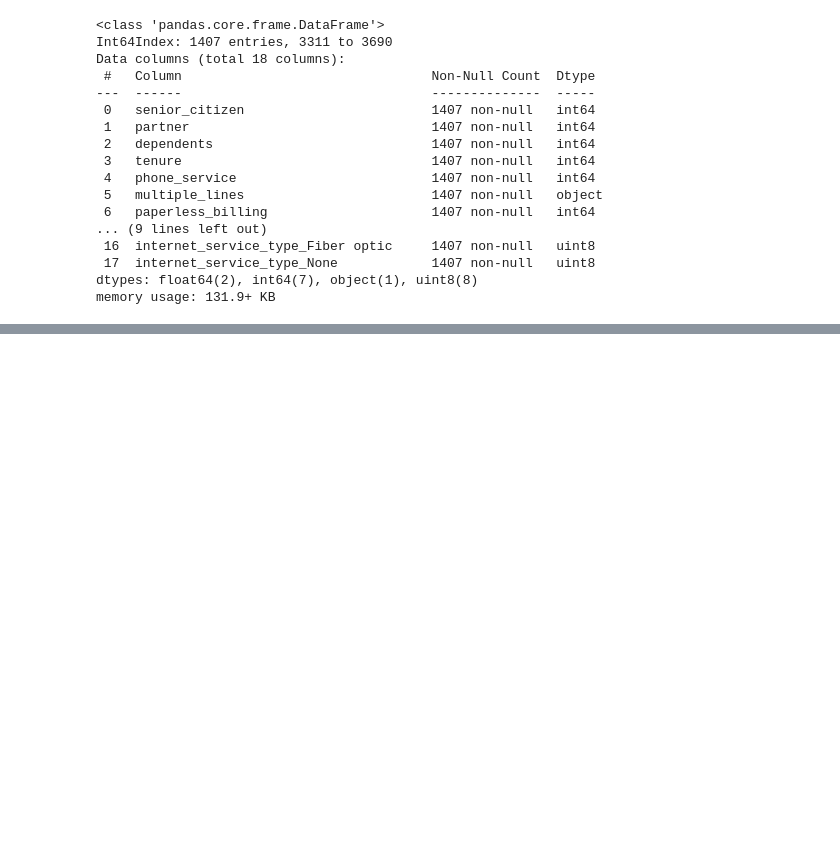
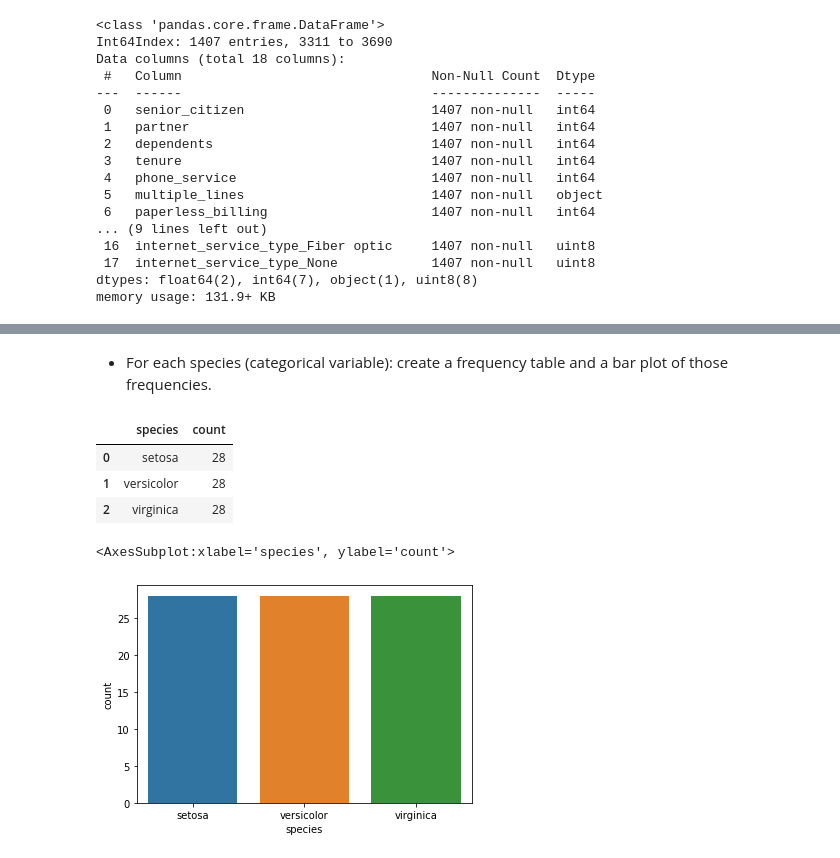
Before and after one commit to kristofer-rivera/classification-exercises, a Jupyter notebook: classification_exercises.ipynb, the cells around one changed output, grey strips where cells are left out. Saved outputs shown, nothing was run; the diff lists cells and outputs as text; code cells hidden in the pictures; blank space fills up the shorter version.

```diff
--- a/classification_exercises.ipynb
+++ b/classification_exercises.ipynb
@@ -859,0 +908,15 @@ train.head()
+# %% [markdown]
+- For each species (categorical variable): create a frequency table and a bar plot of those frequencies.
+# %%
+frequency_table = train.groupby('species').species.agg(['count']).reset_index()
+frequency_table
+# %% [output]
+|  | species | count |
+| 0 | setosa | 28 |
+| 1 | versicolor | 28 |
+| 2 | virginica | 28 |
+# %%
+sns.barplot(data=frequency_table, x ='species', y='count')
+# %% [output]
+<AxesSubplot:xlabel='species', ylabel='count'>
+[figure, added]
```
Also changed, not shown: parts of 56 cells of this notebook.
